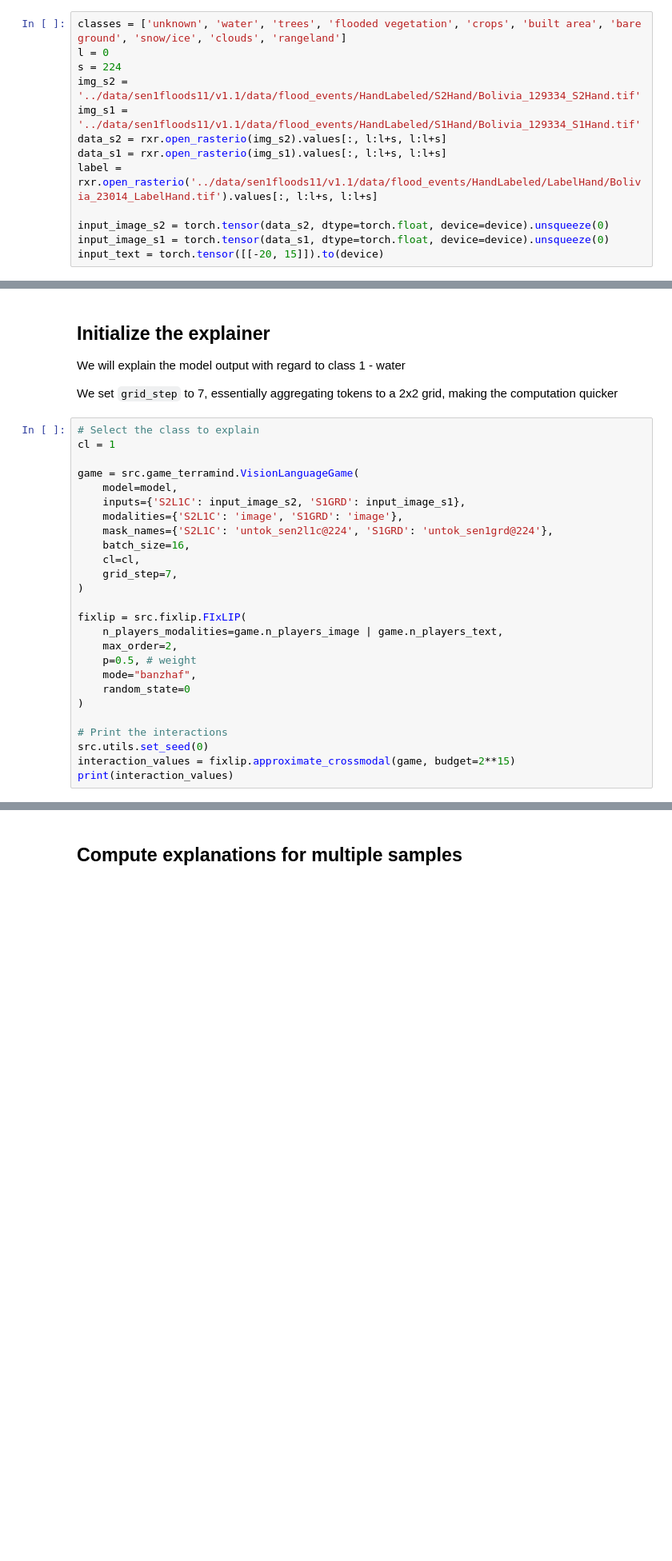
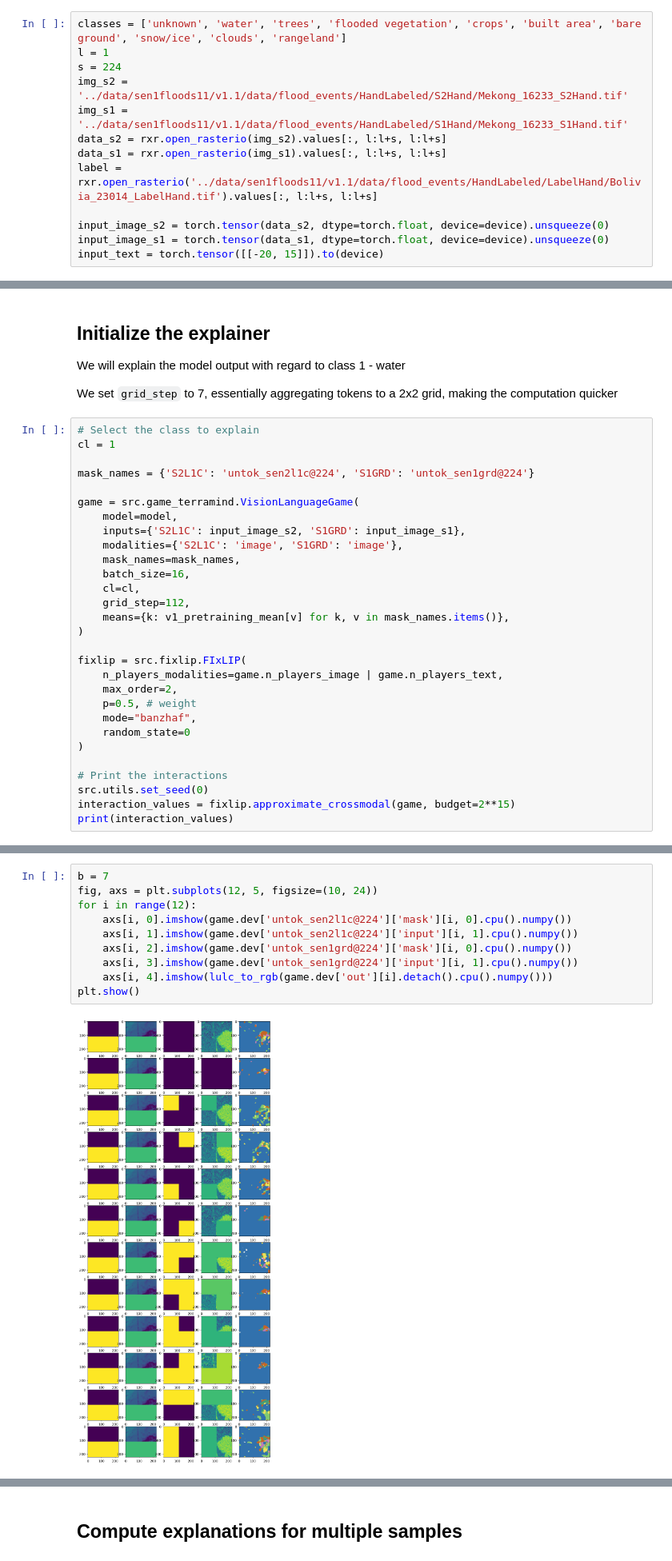
Before and after one commit to drobiu/fixlip, a Jupyter notebook: example_multi-image-dev.ipynb, the cells around one changed output, grey strips where cells are left out. Shown at 80% size. Saved outputs shown, nothing was run; the diff lists cells and outputs as text; blank space fills up the shorter version.

```diff
--- a/example_multi-image-dev.ipynb
+++ b/example_multi-image-dev.ipynb
@@ -33,10 +59,10 @@ Here, we're loading the data for a sample from the [`sen1floods11`](https://gith
 The images will be cropped to the TerraMind input size of 224x224.
 # %%
 classes = ['unknown', 'water', 'trees', 'flooded vegetation', 'crops', 'built area', 'bare ground', 'snow/ice', 'clouds', 'rangeland']
-l = 0
+l = 1
 s = 224
-img_s2 = '../data/sen1floods11/v1.1/data/flood_events/HandLabeled/S2Hand/Bolivia_129334_S2Hand.tif'
-img_s1 = '../data/sen1floods11/v1.1/data/flood_events/HandLabeled/S1Hand/Bolivia_129334_S1Hand.tif'
+img_s2 = '../data/sen1floods11/v1.1/data/flood_events/HandLabeled/S2Hand/Mekong_16233_S2Hand.tif'
+img_s1 = '../data/sen1floods11/v1.1/data/flood_events/HandLabeled/S1Hand/Mekong_16233_S1Hand.tif'
 data_s2 = rxr.open_rasterio(img_s2).values[:, l:l+s, l:l+s]
 data_s1 = rxr.open_rasterio(img_s1).values[:, l:l+s, l:l+s]
 label = rxr.open_rasterio('../data/sen1floods11/v1.1/data/flood_events/HandLabeled/LabelHand/Bolivia_23014_LabelHand.tif').values[:, l:l+s, l:l+s]
@@ -82,15 +122,18 @@ We set `grid_step` to 7, essentially aggregating tokens to a 2x2 grid, making th
 # %%
 # Select the class to explain
 cl = 1
+
+mask_names = {'S2L1C': 'untok_sen2l1c@224', 'S1GRD': 'untok_sen1grd@224'}
 
 game = src.game_terramind.VisionLanguageGame(
     model=model,
     inputs={'S2L1C': input_image_s2, 'S1GRD': input_image_s1},
     modalities={'S2L1C': 'image', 'S1GRD': 'image'},
-    mask_names={'S2L1C': 'untok_sen2l1c@224', 'S1GRD': 'untok_sen1grd@224'},
+    mask_names=mask_names,
     batch_size=16,
     cl=cl,
-    grid_step=7,
+    grid_step=112,
+    means={k: v1_pretraining_mean[v] for k, v in mask_names.items()},
 )
 
 fixlip = src.fixlip.FIxLIP(
@@ -108,3 +171,15 @@ print(interaction_values)
+# %%
+b = 7
+fig, axs = plt.subplots(12, 5, figsize=(10, 24))
+for i in range(12):
+    axs[i, 0].imshow(game.dev['untok_sen2l1c@224']['mask'][i, 0].cpu().numpy())
+    axs[i, 1].imshow(game.dev['untok_sen2l1c@224']['input'][i, 1].cpu().numpy())
+    axs[i, 2].imshow(game.dev['untok_sen1grd@224']['mask'][i, 0].cpu().numpy())
+    axs[i, 3].imshow(game.dev['untok_sen1grd@224']['input'][i, 1].cpu().numpy())
+    axs[i, 4].imshow(lulc_to_rgb(game.dev['out'][i].detach().cpu().numpy()))
+plt.show()
+# %% [output]
+[figure, added]
 # %%
 n_players_image = game.n_players_image
 n_players_text = game.n_players_text
```
Also changed, not shown: parts of 12 cells of this notebook, 1 other file.
